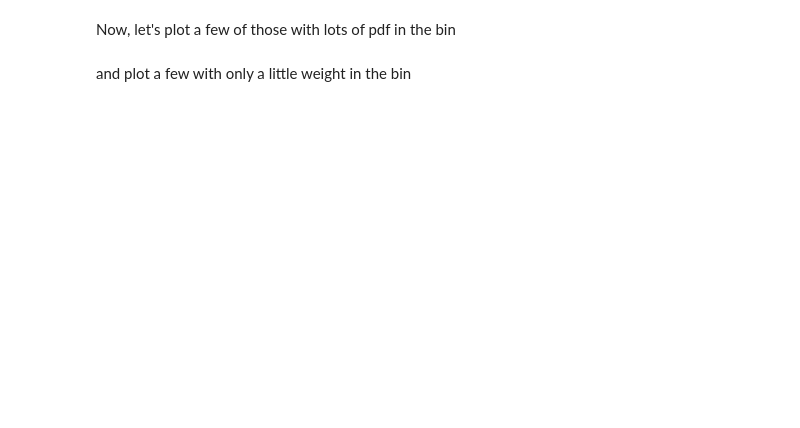
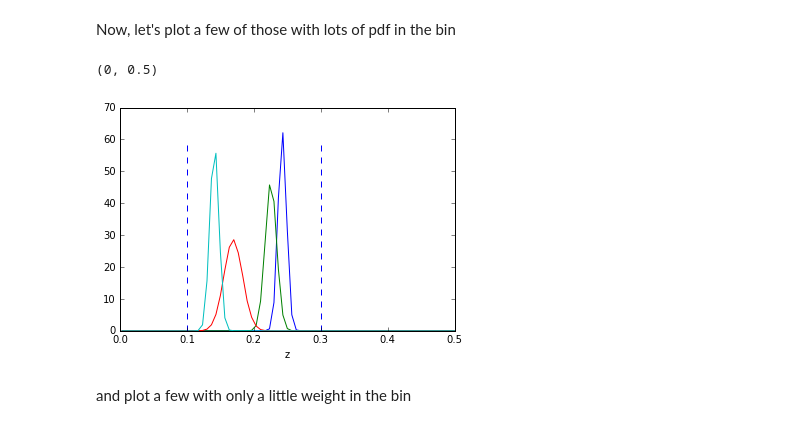
Before and after one commit to DarkEnergySurvey/bpz, a Jupyter notebook: notebook/ValidationScriptExample.ipynb, the cells around one changed output. Drawn from its saved outputs; the diff is of its cells as text; code cells hidden in the pictures; blank space fills up the shorter version.

```diff
--- a/notebook/ValidationScriptExample.ipynb
+++ b/notebook/ValidationScriptExample.ipynb
@@ -322,6 +346,6 @@ Let's extract the pdfs as an N-darray of shape (ngals, nbins).
 We also have access to the bin edges using the pdf_key valus<p>
 # %%
 zcols = [c for c in dataFrame.keys() if 'pdf_' in c]
-print "pdf bin cols", zcols[0:3]
 zbins = np.array([float(c.split('f_')[-1]) for c in zcols])
-print "pdf bin centers", zbins[0:3]
+pdf_z_center = zbins + (zbins[1] - zbins[0]) / 2.0
+print "pdf bin centers", pdf_z_center[0:3]
@@ -360,4 +376,4 @@ plt.legend()
 # %%
 t1 = time.time()
-pdf_in_int = pval.integrate_dist_bin(pdfs,zbins, 0.1, 0.3)
+pdf_in_int = pval.integrate_dist_bin(pdfs,pdf_z_center, 0.1, 0.3)
 print "\n All computations took %0.4f secs for %0.1d galaxies" % (time.time() - t1, len(pdfs))
@@ -366,11 +384,14 @@ print "\n All computations took %0.4f secs for %0.1d galaxies" % (time.time() -
 # %%
 i = pdf_in_int > 0.95
 for j in range(4):
-    plt.plot(zbins, pdfs[i][j])
+    plt.plot(pdf_z_center, pdfs[i][j])
 plt.plot([0.1,0.1], [0,60], '--b')
 plt.plot([0.3,0.3], [0,60], '--b')
 plt.xlabel('z')
 plt.xlim(0,0.5)
+# %% [output]
+(0, 0.5)
+[figure, added]
 # %% [markdown]
 and plot a few with only a little weight in the bin
 # %%
```
Also changed, not shown: parts of 35 cells of this notebook.
